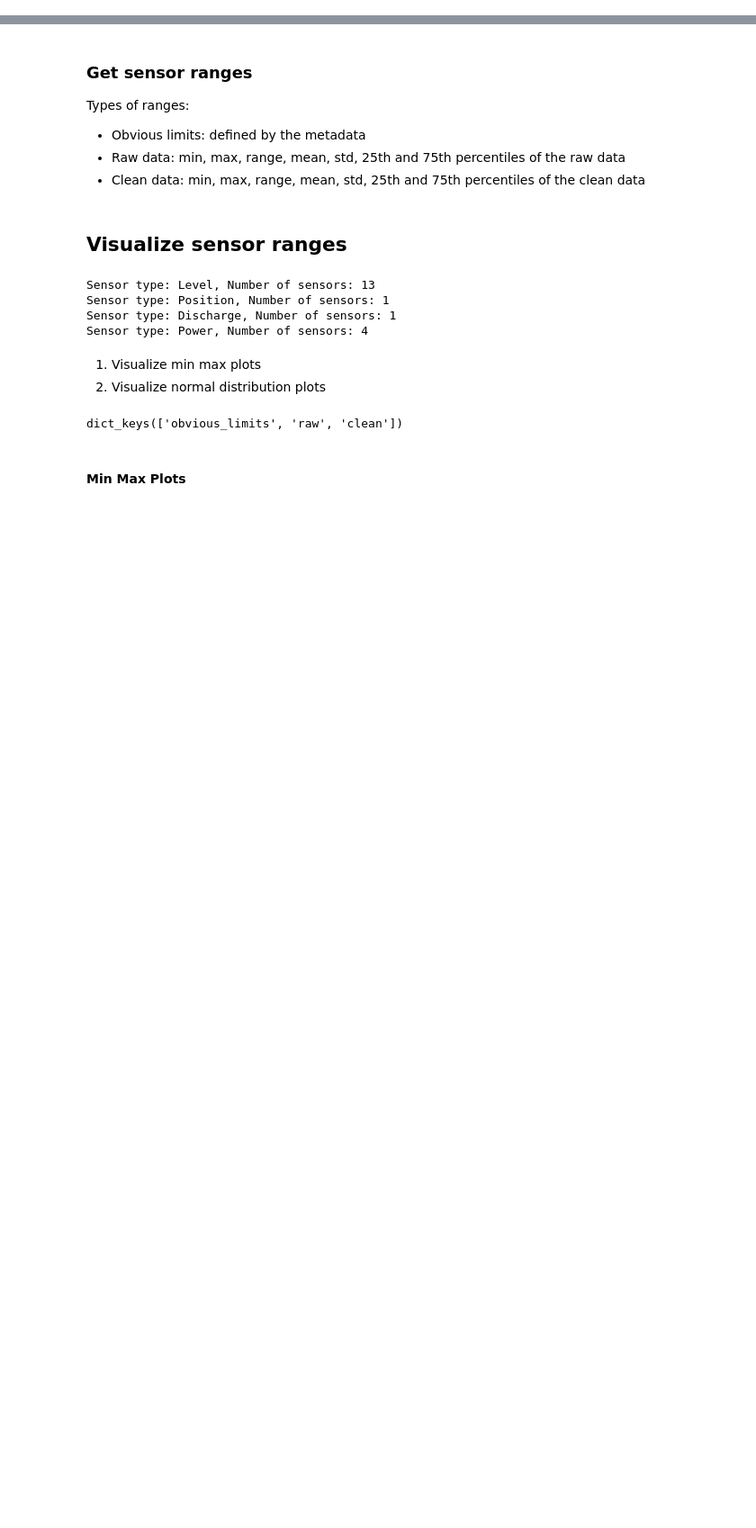
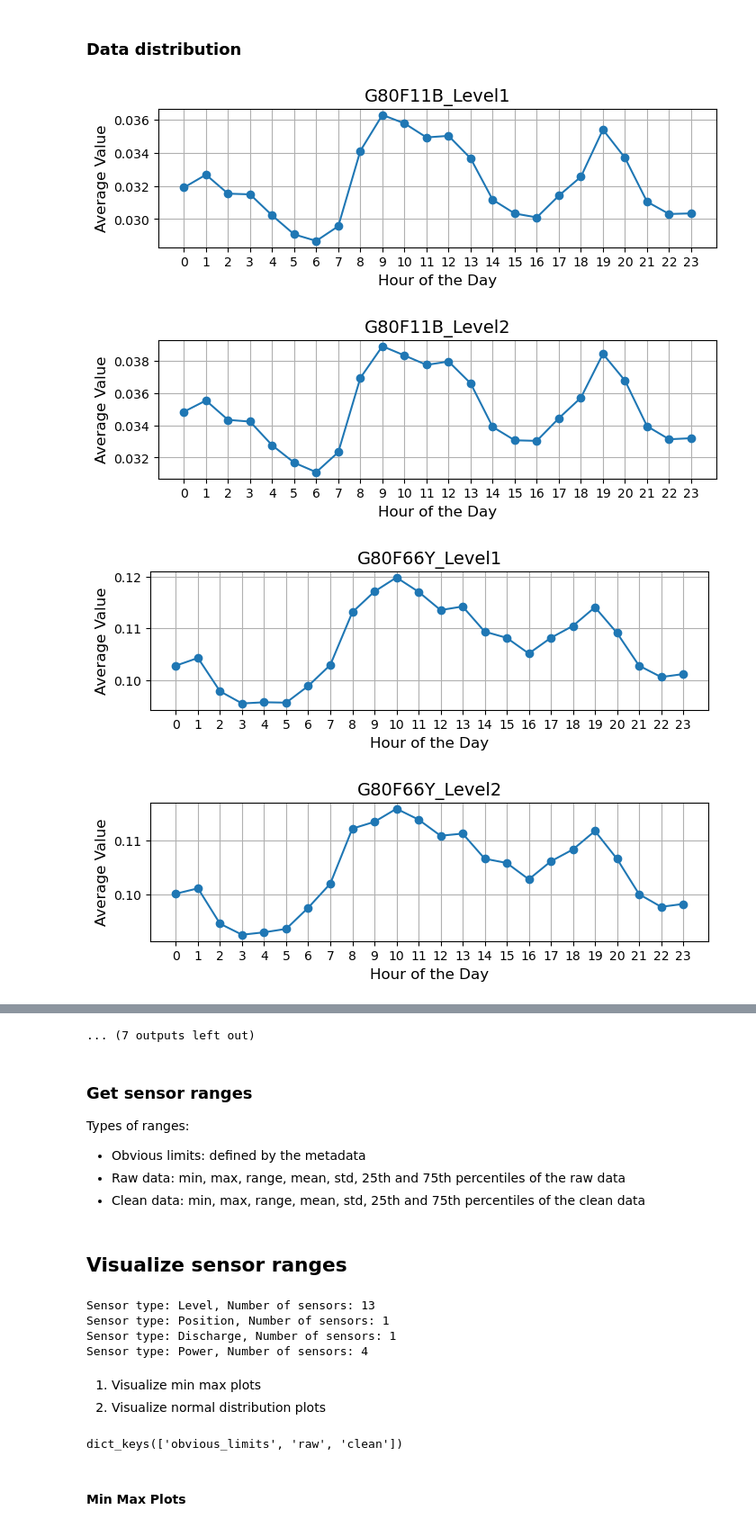
Before and after one commit to AronDJacobsen/fault_management_uds, a Jupyter notebook: notebooks/1_analysis/1_descriptive_analysis.ipynb, the cells around one changed output, grey strips where cells are left out. Shown at 90% size. Drawn from its saved outputs; the diff is of its cells as text; code cells hidden in the pictures; blank space fills up the shorter version.

```diff
--- a/notebooks/1_analysis/1_data_ranges.ipynb
+++ b/notebooks/1_analysis/1_descriptive_analysis.ipynb
@@ -39,3 +38,5 @@ metadata = import_metadata(REFERENCE_DIR / 'sensor_metadata.csv')
 
 # Raw sensor path
 raw_sensor_path = RAW_DATA_DIR / 'Bellinge' / 'sensor-data'
+# %% [markdown]
+### Data distribution
@@ -41,0 +45,28 @@ raw_sensor_path = RAW_DATA_DIR / 'Bellinge' / 'sensor-data'
+# %%
+data, _, _, _ = load_dataframe_from_HDF5(data_file_path, f"combined_data/clean", complete_range=True)
+# %%
+# generate a hour of the day feature
+data['hour'] = data.index.hour
+# %%
+for sensor in natural_sensor_order:
+    # Extract the relevant data and drop rows with missing values
+    sensor_data = data[['hour', sensor]].dropna()
+
+    # Group by hour and calculate the average for each hour
+    hourly_avg = sensor_data.groupby('hour')[sensor].mean()
+
+    # Plot the average value of the sensor for each hour
+    plt.figure(figsize=(8, 2))
+    plt.plot(hourly_avg.index, hourly_avg.values, marker='o', label=f'Average {sensor}')
+    plt.title(f'{sensor}', fontsize=14)
+    plt.xlabel('Hour of the Day', fontsize=12)
+    plt.ylabel(f'Average Value', fontsize=12)
+    plt.xticks(range(24))  # Assuming hours are 0-23
+    plt.grid(True)
+    #plt.legend()
+    plt.show()
+# %% [output]
+[figure, added]
+[figure, added]
+[figure, added]
+[figure, added]
@@ -42,3 +81,4 @@ raw_sensor_path = RAW_DATA_DIR / 'Bellinge' / 'sensor-data'
+... (7 outputs left out)
 # %% [markdown]
 ### Get sensor ranges
 
```
Also changed, not shown: parts of 17 cells of this notebook, 59 other files.
